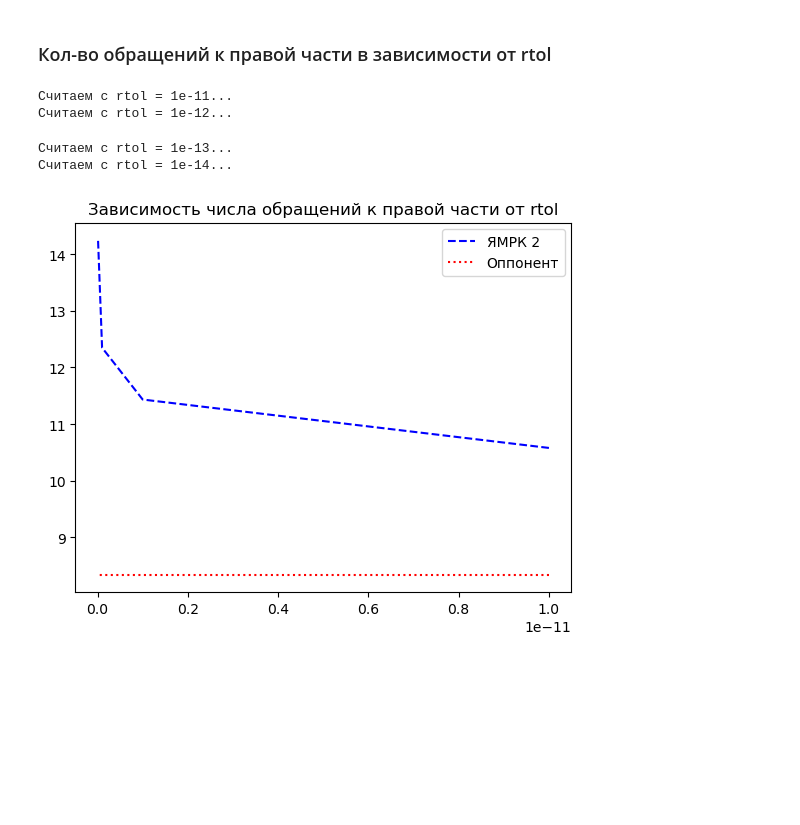
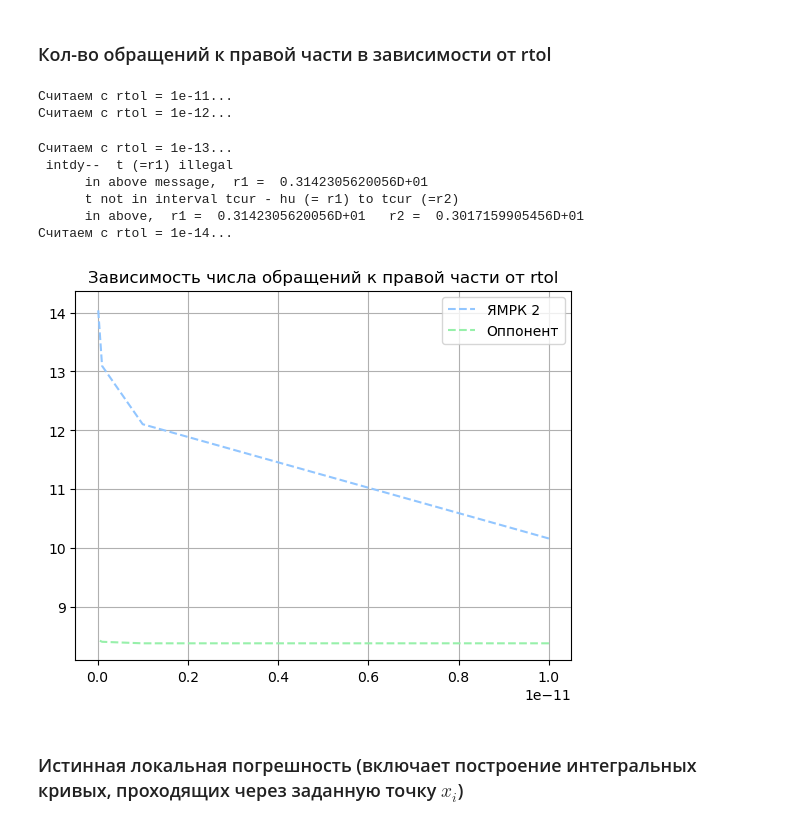
Before and after one commit to verse-chorus/NumericalMethodsSPbU, a Jupyter notebook: ODE.ipynb, the cells around one changed output. Drawn from its saved outputs; the diff is of its cells as text; code cells hidden in the pictures; blank space fills up the shorter version.

```diff
--- a/ODE.ipynb
+++ b/ODE.ipynb
@@ -367,5 +514,5 @@ plt.show()
 # %%
-rtol = 10**(-6)
+rtol = 1e-6
 # %% [markdown]
 ### Поиск начального шага
 # %% [markdown]
@@ -374,7 +521,7 @@ rtol = 10**(-6)
 def first_step1(x0, x1, y0):
     """Выбор начального шага для ЯМРК 2"""
 
-    s = 2
+    s = 2 # так как метод 2 порядка
     # Пункт a)
     ff = func(x0, y0)
     count = 0
@@ -387,7 +534,7 @@ def first_step1(x0, x1, y0):
     delta = (1/(max(abs(x0), abs(x1))))**(s+1) + abs(np.linalg.norm(ff))**(s+1)
     h1 = (rtol/delta)**(1/(s+1))
 
-    """см. пункты d) - e)"""
+    # см. пункты d) - e)
     if count > 2:
         x0 = x0 + h1
         y0 = np.array(y0) + h1*np.array(ff)
@@ -403,7 +550,7 @@ def first_step1(x0, x1, y0):
 def first_step2(x0, x1, y0):
     """Выбор начального шага для ЯМРК 4"""
 
-    s = 4
+    s = 4 # так как метод 4 порядка
     # Пункт a)
     ff = func(x0, y0)
     count = 0
@@ -416,7 +563,7 @@ def first_step2(x0, x1, y0):
     delta = (1/(max(abs(x0), abs(x1))))**(s+1) + abs(np.linalg.norm(ff))**(s+1)
     h1 = (rtol/delta)**(1/(s+1))
 
-    """см. пункты d) - e)"""
+    # см. пункты d) - e)
     if count > 2:
         x0 = x0 + h1
         y0 = np.array(y0) + h1*np.array(ff)
@@ -883,35 +1184,35 @@ COUNT2 = []
 for rtol in Rtol:
     print(f'Считаем с rtol = {rtol}...')
 
-    res1 = auto_step_rungekutta2(x0, x1, y0, h0, h_max=1/16, rtol=rtol)
+    res1 = auto_step_rungekutta2(x0, x1, y0, h0_1, h_max=1/16, rtol=rtol)
     COUNT1.append(res1['count'])
-
-    res2 = auto_step_opponent(x0, x1, y0, h0, h_max=1/16, rtol=rtol)
+    res2 = auto_step_opponent(x0, x1, y0, h0_2, h_max=1/16, rtol=rtol)
     COUNT2.append(res2['count'])
 # %% [output]
 Считаем с rtol = 1e-11...
 Считаем с rtol = 1e-12...
 Считаем с rtol = 1e-13...
+ intdy--  t (=r1) illegal
+      in above message,  r1 =  0.3142305620056D+01
+      t not in interval tcur - hu (= r1) to tcur (=r2)
+      in above,  r1 =  0.3142305620056D+01   r2 =  0.3017159905456D+01
 Считаем с rtol = 1e-14...
 # %%
-fig, ax = plt.subplots()
 COUNT11 = []
 COUNT22 = []
 
 for i in range(len(Rtol)):
     COUNT11.append(np.log2(COUNT1[i]))
     COUNT22.append(np.log2(COUNT2[i]))
 
-ax.plot(Rtol, COUNT11,
-        'b--',
-        label='ЯМРК 2')
+plt.plot(Rtol, COUNT11, '--', label='ЯМРК 2')
+plt.plot(Rtol, COUNT22, '--', label='Оппонент')
 
-ax.plot(Rtol, COUNT22,
-        'r:',
-        label='Оппонент')
-
-ax.set_title('Зависимость числа обращений к правой части от rtol')
+plt.title('Зависимость числа обращений к правой части от rtol')
+plt.grid()
 plt.legend()
 plt.show()
 # %% [output]
-[figure, old version]
+[figure, new version]
+# %% [markdown]
+### Истинная локальная погрешность (включает построение интегральных кривых, проходящих через заданную точку $x_i$)
```
Also changed, not shown: parts of 55 cells of this notebook.
